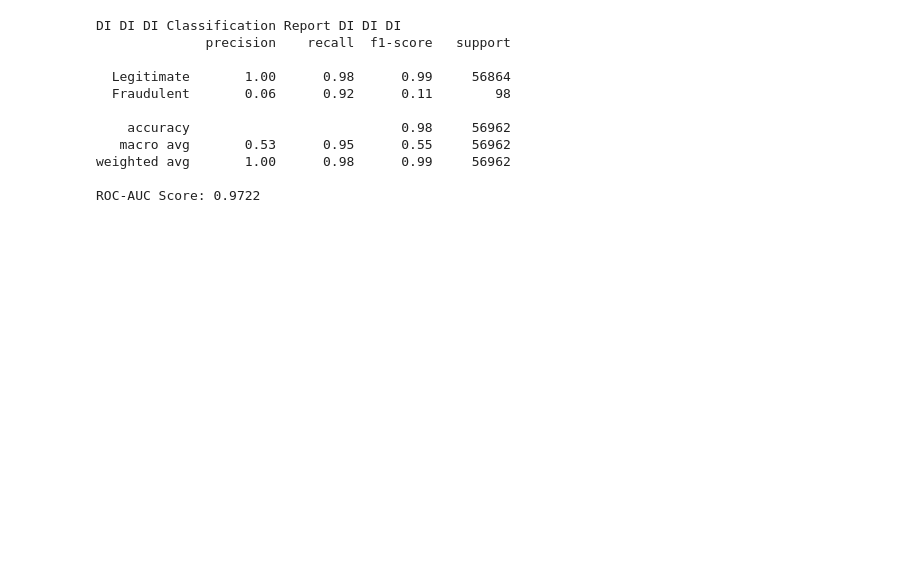
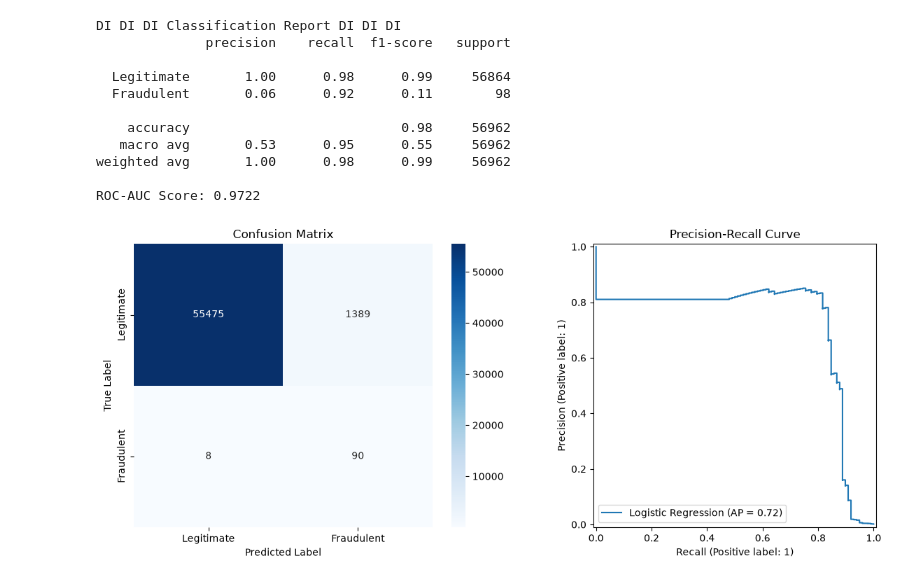
Before and after one commit to diyorIsamukhamedov/credit_card_fraud_detection, a Jupyter notebook: notebook/02_Model_Development.ipynb, the cells around one changed output. Cells and saved outputs as stored; diff of their text form; code cells hidden in the pictures; blank space fills up the shorter version.

Commit message:
implemment confusion_matrix_and_pr_curve

```diff
--- a/notebook/02_Model_Development.ipynb
+++ b/notebook/02_Model_Development.ipynb
@@ -58,3 +60,28 @@ DI DI DI Classification Report DI DI DI
 weighted avg       1.00      0.98      0.99     56962
 
 ROC-AUC Score: 0.9722
+# %%
+# Вычисление матрицы ошибок
+cm = confusion_matrix(y_test, y_pred)
+
+plt.figure(figsize=(12, 5))
+
+# 1. Тепловая карта Confusion Matrix
+plt.subplot(1, 2, 1)
+sns.heatmap(cm, annot=True, fmt='d', cmap='Blues',
+            xticklabels=['Legitimate', 'Fraudulent'],
+            yticklabels=['Legitimate', 'Fraudulent'])
+plt.title('Confusion Matrix')
+plt.xlabel('Predicted Label')
+plt.ylabel('True Label')
+
+# 2. Precision-Recall Кривая
+plt.subplot(1, 2, 2)
+PrecisionRecallDisplay.from_predictions(y_test, y_pred_proba, ax=plt.gca(), name="Logistic Regression")
+plt.title('Precision-Recall Curve')
+
+plt.tight_layout()
+plt.savefig("../docs/8_confusion_matrix_and_pr_curve.png")
+plt.show()
+# %% [output]
+[figure, added]
```
Also changed, not shown: parts of 1 cell of this notebook.
